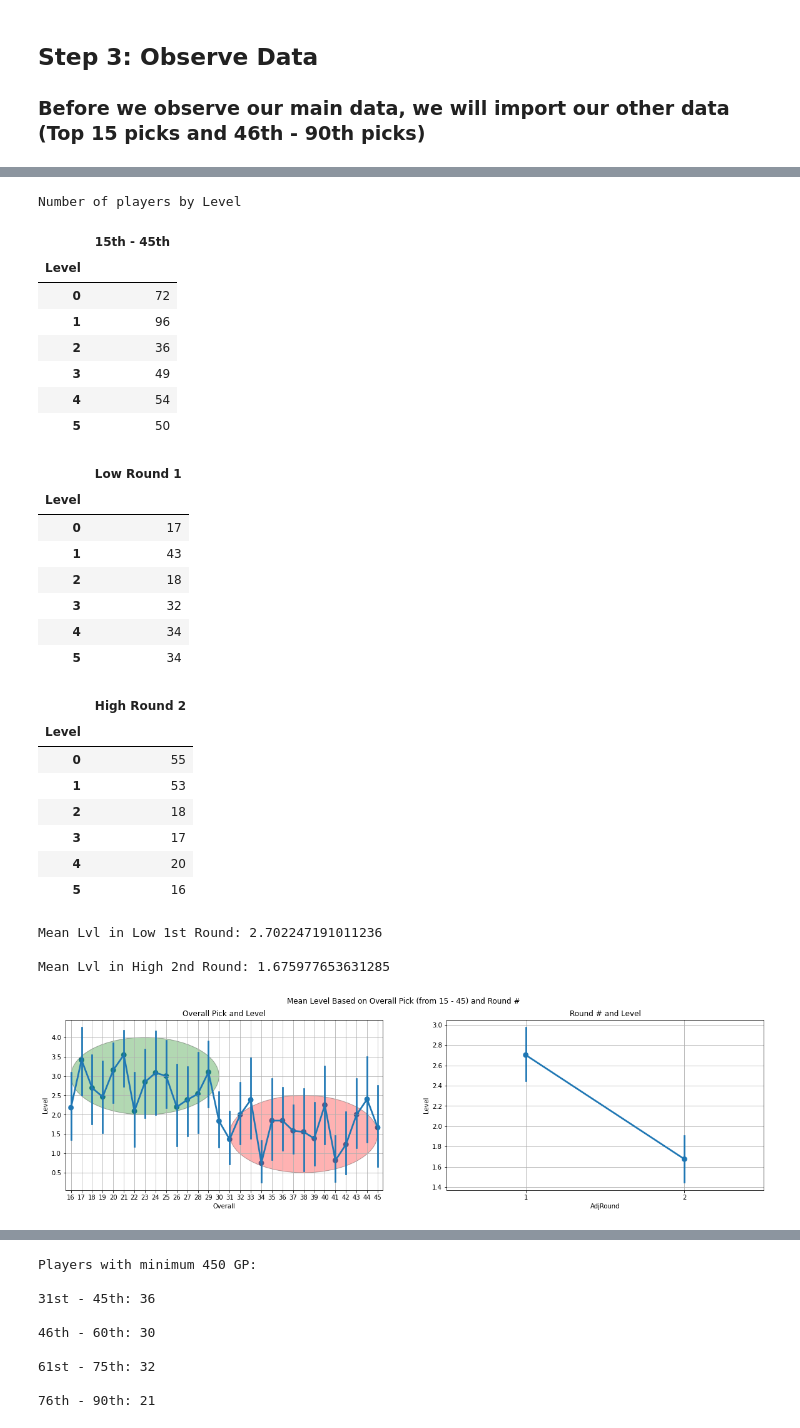
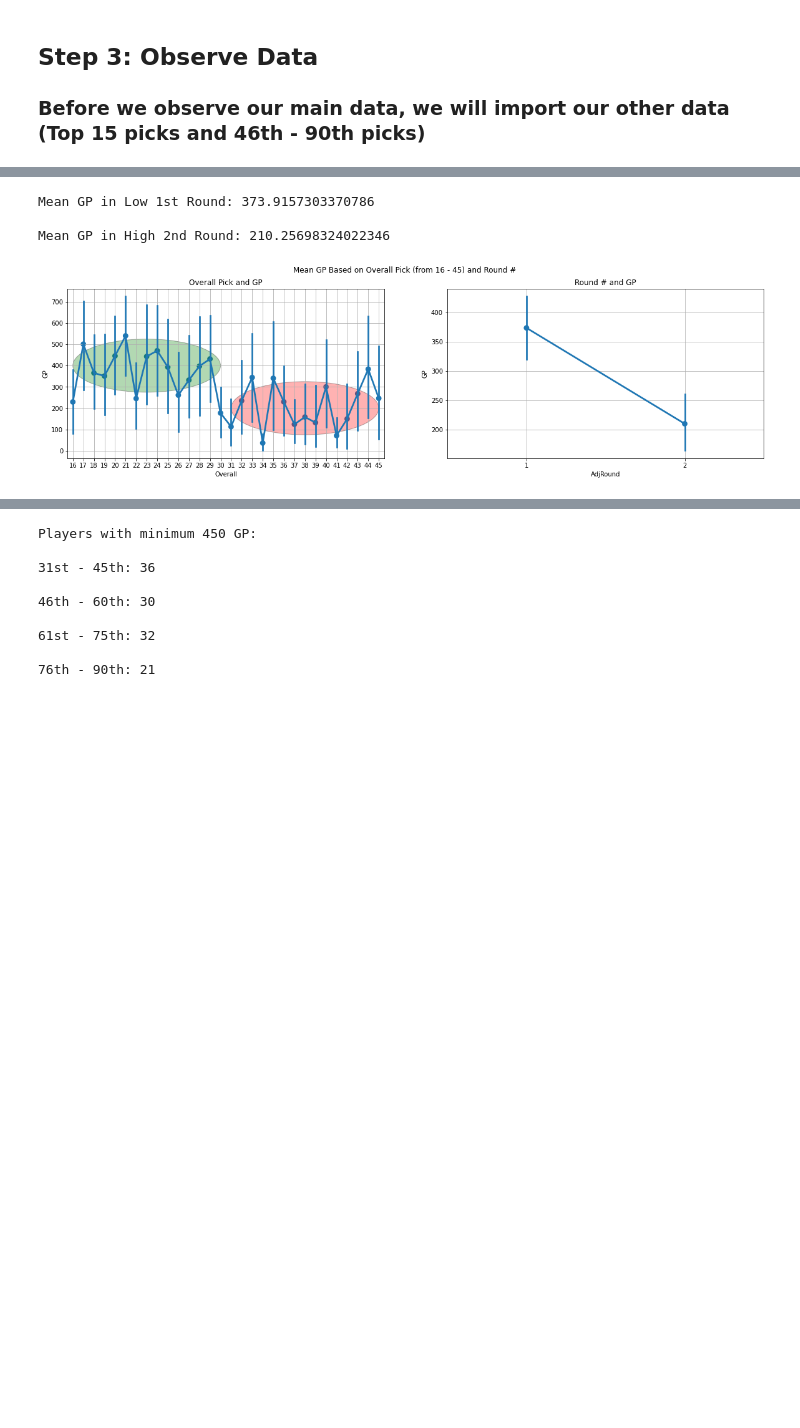
Before and after one commit to minchanhan/CompareNHLDraftPicks, a Jupyter notebook: CompareLow1stHigh2nd.ipynb, the cells around one changed output, grey strips where cells are left out. Saved outputs shown, nothing was run; the diff lists cells and outputs as text; code cells hidden in the pictures; blank space fills up the shorter version.

```diff
--- a/CompareLow1stHigh2nd.ipynb
+++ b/CompareLow1stHigh2nd.ipynb
@@ -243,7 +204,7 @@ def assignAdjustedRound(row):
         return 2
 
 data["AdjRound"] = data.apply(lambda row: assignAdjustedRound(row), axis = 1)
-column_order = ["Year", "AdjRound", "Overall", "To", "Age", "GP", "G", "A", "PTS", "+/-", "PIM", "Status", "Level"]
+column_order = ["Year", "AdjRound", "Overall", "To", "Age", "GP", "G", "A", "PTS", "+/-", "PIM", "Status"]
 data = data.reindex(columns=column_order)
 print("\nNew AdjRound Column: ")
 display(data.loc[(data["Overall"] >= 27) & (data["Overall"] <= 30)].head(3))
@@ -300,68 +259,25 @@ display(completedata)
 # %%
-# Since the main thing we are focusing on is the correlation between Overall draft pick #, Round # (AdjRound) and the Level we just defined, we will try to graph some data using those values
+# Since the main thing we are focusing on is the correlation between Overall draft pick #, Round # (AdjRound) and GP, we will try to graph some data using those values
 
-levelcount = data.groupby("Level").size()
-lvlinround1 = data.loc[data["AdjRound"] == 1].groupby("Level").size()
-lvlinround2 = data.loc[data["AdjRound"] == 2].groupby("Level").size()
+gpround1 = (data.loc[data["AdjRound"] == 1])["GP"].mean()
+gpround2 = (data.loc[data["AdjRound"] == 2])["GP"].mean()
+print("\nMean GP in Low 1st Round: " + str(gpround1) + "\n")
+print("Mean GP in High 2nd Round: " + str(gpround2) + "\n")
 
-levelcount.name = "15th - 45th"
-lvlinround1.name = "Low Round 1"
-lvlinround2.name = "High Round 2"
-levelcountdf = levelcount.to_frame()
-lvlinround1df = lvlinround1.to_frame()
-lvlinround2df = lvlinround2.to_frame()
-
-lvlcount = levelcountdf.style.set_table_attributes("style='display:inline'")
-lvlr1 = lvlinround1df.style.set_table_attributes("style='display:inline'")
-lvlr2 = lvlinround2df.style.set_table_attributes("style='display:inline'")
-
-print("\n\nNumber of players by Level\n\n")
-display_html(lvlcount.render() + "  " + lvlr1.render() + "  " + lvlr2.render(), raw = True)
-
-lvlmeaninround1 = (data.loc[data["AdjRound"] == 1])["Level"].mean()
-lvlmeaninround2 = (data.loc[data["AdjRound"] == 2])["Level"].mean()
-print("\nMean Lvl in Low 1st Round: " + str(lvlmeaninround1) + "\n")
-print("Mean Lvl in High 2nd Round: " + str(lvlmeaninround2) + "\n")
 
 fig, axs = plt.subplots(1, 2, figsize=(20,5))
 
-axs[0].set_title("Overall Pick and Level")
-axs[1].set_title("Round # and Level")
+axs[0].set_title("Overall Pick and GP")
+axs[1].set_title("Round # and GP")
+axs[0].add_patch(patches.Ellipse((7, 400), 14, 250, alpha=0.3, facecolor="green", edgecolor="black", linewidth=1, linestyle='solid' ))
+axs[0].add_patch(patches.Ellipse((22, 200), 14, 250, alpha=0.3, facecolor="red", edgecolor="black", linewidth=1, linestyle='solid' ))
 
-axs[0].add_patch(patches.Ellipse((7, 3), 14, 2, alpha=0.3, facecolor="green", edgecolor="black", linewidth=1, linestyle='solid' ))
-axs[0].add_patch(patches.Ellipse((22, 1.5), 14, 2, alpha=0.3, facecolor="red", edgecolor="black", linewidth=1, linestyle='solid' ))
-
-fig.suptitle("Mean Level Based on Overall Pick (from 15 - 45) and Round #")
-sns.pointplot(x="Overall", y="Level", data=data, ax=axs[0]).grid(True)
-sns.pointplot(x="AdjRound", y="Level", data=data, ax=axs[1]).grid(True)
+fig.suptitle("Mean GP Based on Overall Pick (from 16 - 45) and Round #")
+sns.pointplot(x="Overall", y="GP", data=data, ax=axs[0]).grid(True)
+sns.pointplot(x="AdjRound", y="GP", data=data, ax=axs[1]).grid(True)
 # %% [output]
-Number of players by Level
+Mean GP in Low 1st Round: 373.9157303370786
+
+Mean GP in High 2nd Round: 210.25698324022346
-|  | 15th - 45th |
-| Level |  |
-| 0 | 72 |
-| 1 | 96 |
-| 2 | 36 |
-| 3 | 49 |
-| 4 | 54 |
-| 5 | 50 |
-|  | Low Round 1 |
-| Level |  |
-| 0 | 17 |
-| 1 | 43 |
-| 2 | 18 |
-| 3 | 32 |
-| 4 | 34 |
-| 5 | 34 |
-|  | High Round 2 |
-| Level |  |
-| 0 | 55 |
-| 1 | 53 |
-| 2 | 18 |
-| 3 | 17 |
-| 4 | 20 |
-| 5 | 16 |
-Mean Lvl in Low 1st Round: 2.702247191011236
-
-Mean Lvl in High 2nd Round: 1.675977653631285
-[figure, old version]
+[figure, new version]
 # %% [markdown]
```
Also changed, not shown: parts of 23 cells of this notebook.
